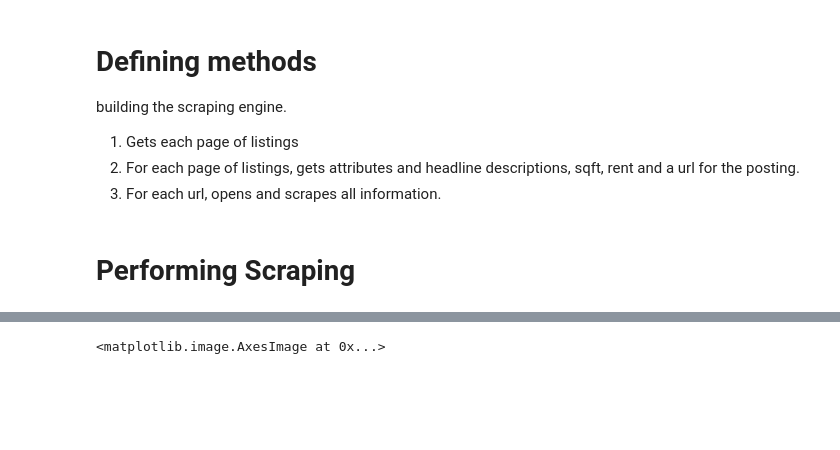
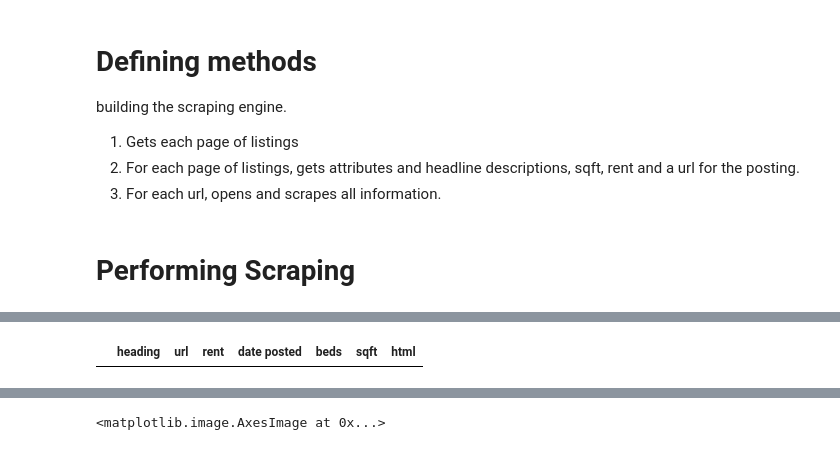
Before and after one commit to gbwiersum/CLApartmentScraper, a Jupyter notebook: CLScraper.ipynb, the cells around one changed output, grey strips where cells are left out. Saved outputs shown, nothing was run; the diff lists cells and outputs as text; code cells hidden in the pictures; blank space fills up the shorter version.

```diff
--- a/CLScraper.ipynb
+++ b/CLScraper.ipynb
@@ -270,0 +203,5 @@ Length: 1847, dtype: float64
+# %%
+#Pull listings html:
+listingdf['html']=listingdf['url'][0:10].apply(lambda x: pull_html(x, cooldown=2))
+# %% [output]
+|  | heading | url | rent | date posted | beds | sqft | html |
```
Also changed, not shown: parts of 18 cells of this notebook.
